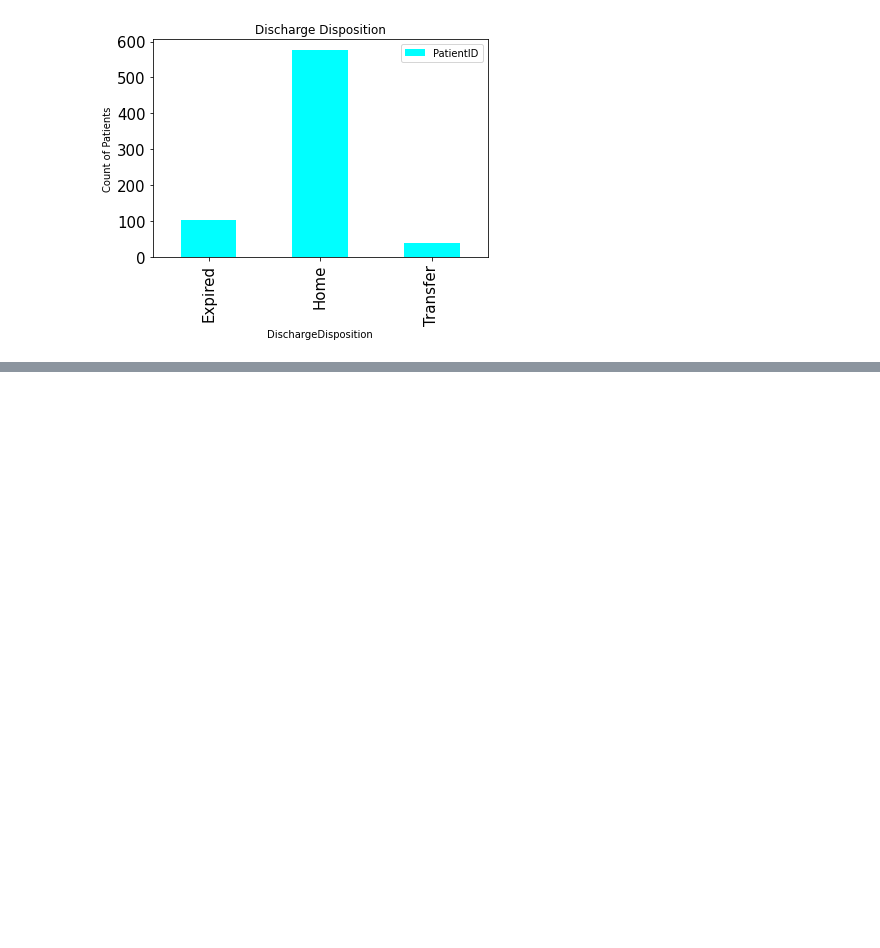
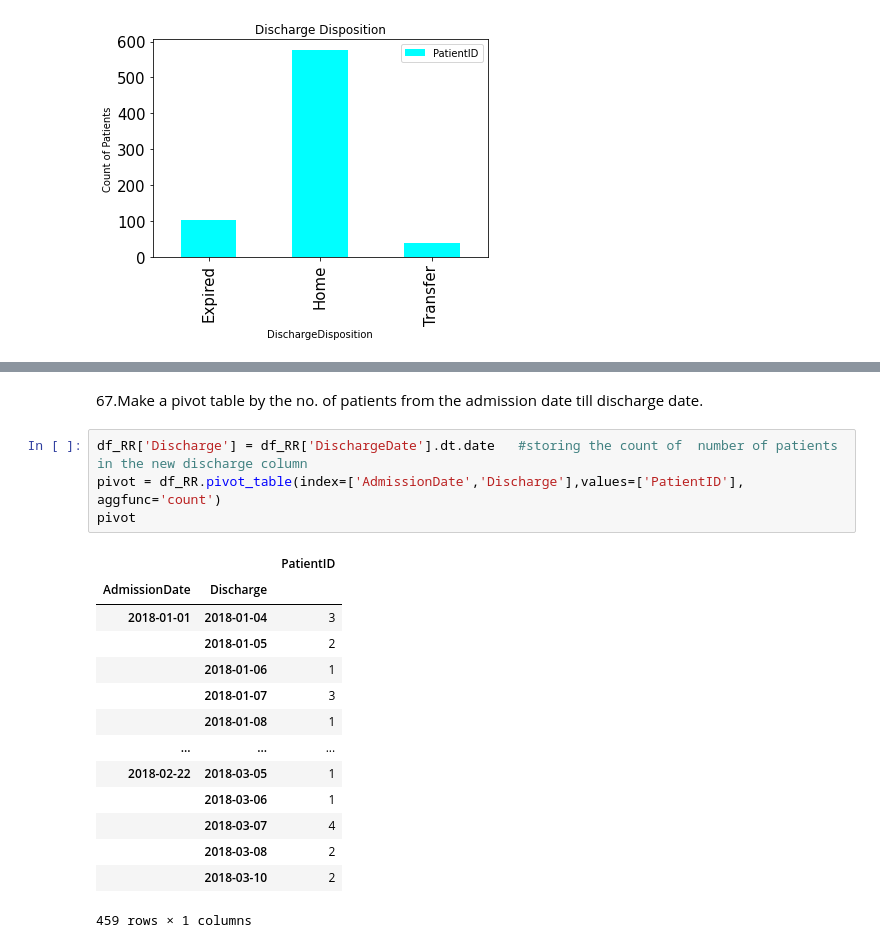
Before and after one commit to ArchanaDevaraju/python-warriors, a Jupyter notebook: Python Warriors-Divya .ipynb, the cells around one changed output, grey strips where cells are left out. Cells and saved outputs as stored; diff of their text form; blank space fills up the shorter version.

```diff
--- a/Python Warriors-Divya .ipynb
+++ b/Python Warriors-Divya .ipynb
@@ -168,0 +259,21 @@ df.plot(kind='bar',title='Discharge Disposition',ylabel='Count of Patients',colo
+# %% [markdown]
+67.Make a pivot table by the no. of patients from the admission date till discharge date.
+# %%
+df_RR['Discharge'] = df_RR['DischargeDate'].dt.date   #storing the count of  number of patients in the new discharge column
+pivot = df_RR.pivot_table(index=['AdmissionDate','Discharge'],values=['PatientID'], aggfunc='count')
+pivot
+# %% [output]
+|  |  | PatientID |
+| AdmissionDate | Discharge |  |
+| 2018-01-01 | 2018-01-04 | 3 |
+|  | 2018-01-05 | 2 |
+|  | 2018-01-06 | 1 |
+|  | 2018-01-07 | 3 |
+|  | 2018-01-08 | 1 |
+| ... | ... | ... |
+| 2018-02-22 | 2018-03-05 | 1 |
+|  | 2018-03-06 | 1 |
+|  | 2018-03-07 | 4 |
+|  | 2018-03-08 | 2 |
+|  | 2018-03-10 | 2 |
+459 rows × 1 columns
```
Also changed, not shown: parts of 30 cells of this notebook.
